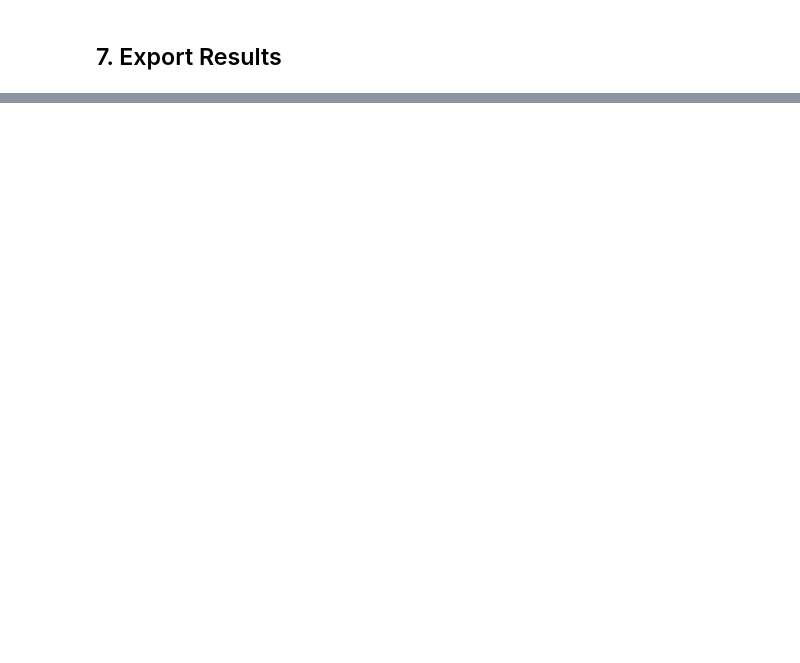
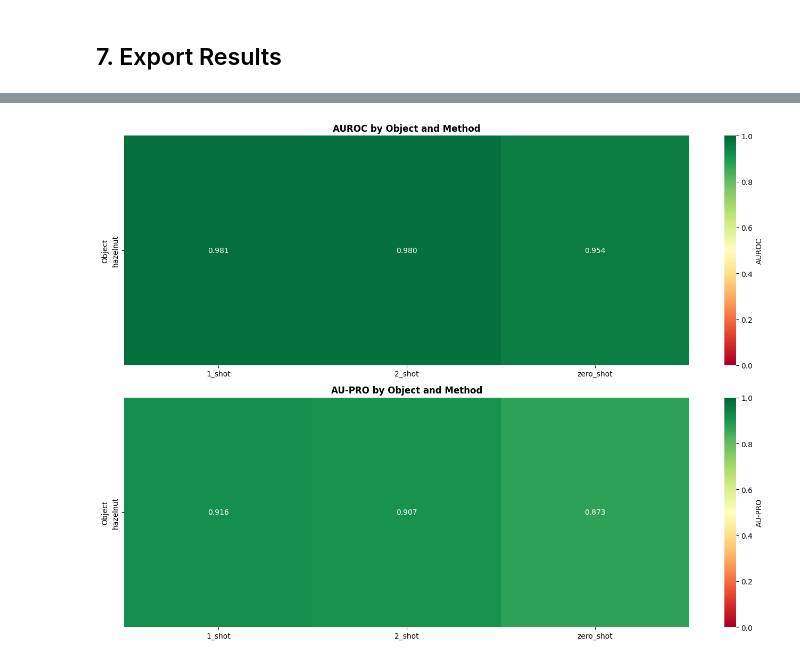
Before and after one commit to KostyalBalint/02456-deep-learning-final-project, a Jupyter notebook: evaluation.ipynb, the cells around one changed output, grey strips where cells are left out. Cells and saved outputs as stored; diff of their text form; code cells hidden in the pictures; blank space fills up the shorter version.

```diff
--- a/evaluation.ipynb
+++ b/evaluation.ipynb
@@ -149,0 +358,5 @@ print('✓ Results exported')
+# %%
+# Heatmap comparing all methods including zero-shot
+plot_object_heatmap(combined_results, metrics=['AUROC', 'AU-PRO'])
+# %% [output]
+[figure, added]
```
Also changed, not shown: parts of 24 cells of this notebook, 22 other files.
